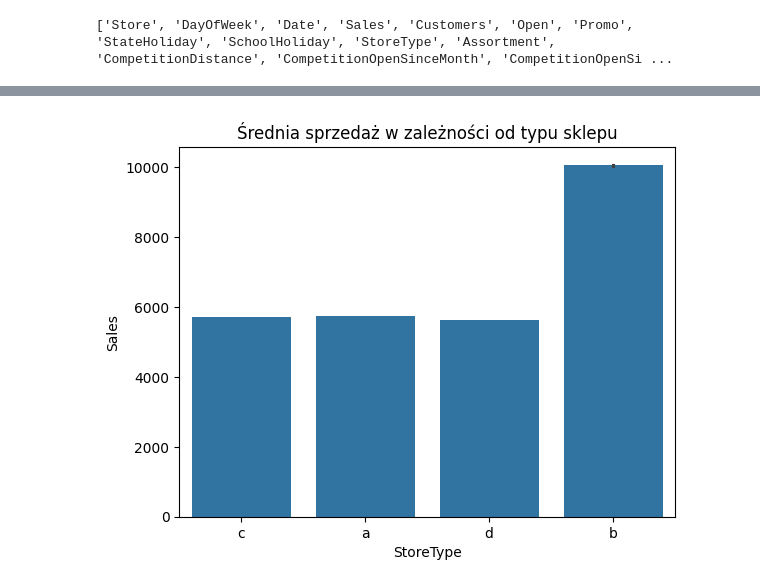
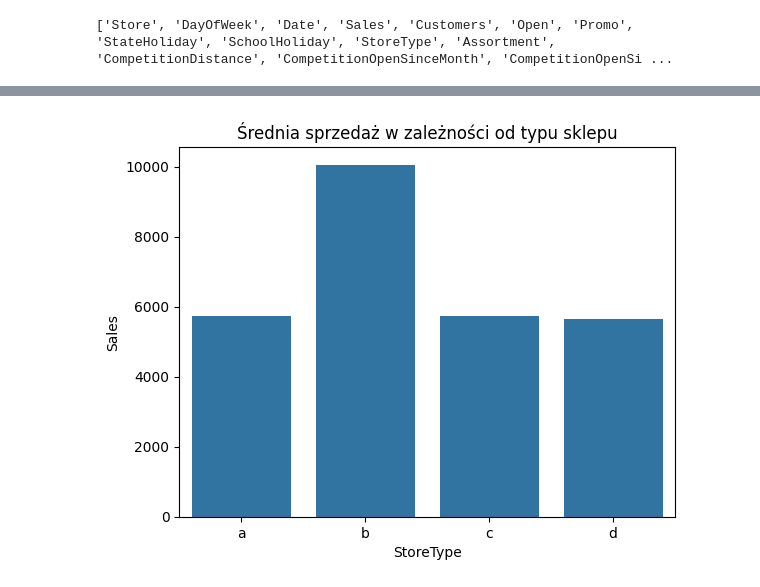
Before and after one commit to AgniechaP/EAD_project_1, a Jupyter notebook: blok_2/projekt_blok_2.ipynb, the cells around one changed output, grey strips where cells are left out. Cells and saved outputs as stored; diff of their text form; code cells hidden in the pictures.

Commit message:
Typ sklepu

```diff
--- a/blok_2/projekt_blok_2.ipynb
+++ b/blok_2/projekt_blok_2.ipynb
@@ -20,0 +56,6 @@ state_names = pd.read_csv('state_names.csv')
+# %%
+store_info["Promo2SinceWeek"].fillna(0, inplace=True)
+store_info["Promo2SinceYear"].fillna(0, inplace=True)
+store_info["PromoInterval"].fillna(0, inplace=True)
+sum_of_nan = store_info.isna().sum().sort_values(ascending=False)
+sum_of_nan
@@ -20,0 +85,5 @@ state_names = pd.read_csv('state_names.csv')
+# %%
+# Usuwanie wierszy, w których równocześnie CompetitionDistance, CompetitionOpenSinceMonth, CompetitionOpenSinceYear są null
+store_info.dropna(subset=['CompetitionDistance', 'CompetitionOpenSinceMonth', 'CompetitionOpenSinceYear'], how='all', inplace=True)
+sum_of_nan = store_info.isna().sum().sort_values(ascending=False)
+sum_of_nan
@@ -20,0 +104,5 @@ state_names = pd.read_csv('state_names.csv')
+# %%
+store_info["CompetitionOpenSinceMonth"].fillna(store_info["CompetitionOpenSinceMonth"].mode()[0], inplace=True)
+store_info["CompetitionOpenSinceYear"].fillna(store_info["CompetitionOpenSinceYear"].mode()[0], inplace=True)
+sum_of_nan = store_info.isna().sum().sort_values(ascending=False)
+sum_of_nan
@@ -20,0 +162,9 @@ state_names = pd.read_csv('state_names.csv')
+# %%
+weather_data['Max_VisibilityKm'].fillna(weather_data['Max_VisibilityKm'].mean(),inplace = True)
+weather_data['Min_VisibilitykM'].fillna(weather_data['Min_VisibilitykM'].mean(),inplace = True)
+weather_data['CloudCover'].fillna(weather_data['CloudCover'].mean(),inplace = True)
+weather_data['Max_Gust_SpeedKm_h'].fillna(weather_data['Max_Gust_SpeedKm_h'].mean(),inplace = True)
+weather_data['Mean_VisibilityKm'].fillna(weather_data['Mean_VisibilityKm'].mean(),inplace = True)
+
+# NaN w kolumnie "Events" uzupełniane wartością modalną
+weather_data['Events'].fillna(weather_data['Events'].mode()[0], inplace=True)
@@ -83,6 +284,9 @@ dtype: int64
 # %%
-sns.barplot(x='StoreType', y='Sales', data=merged_data)
+average_sales_by_store_type = merged_data.groupby('StoreType')['Sales'].mean().reset_index()
+
+# Wykres średniej sprzedaży w zależności od typu sklepu
+sns.barplot(x='StoreType', y='Sales', data=average_sales_by_store_type)
 plt.title('Średnia sprzedaż w zależności od typu sklepu')
 plt.show()
 # %% [output]
-[figure, old version]
+[figure, new version]
```
Also changed, not shown: parts of 52 cells of this notebook.
